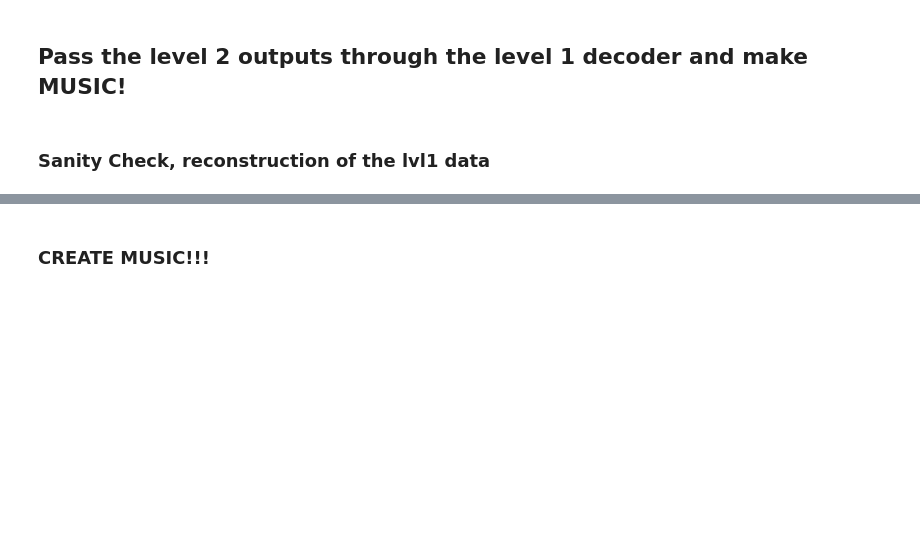
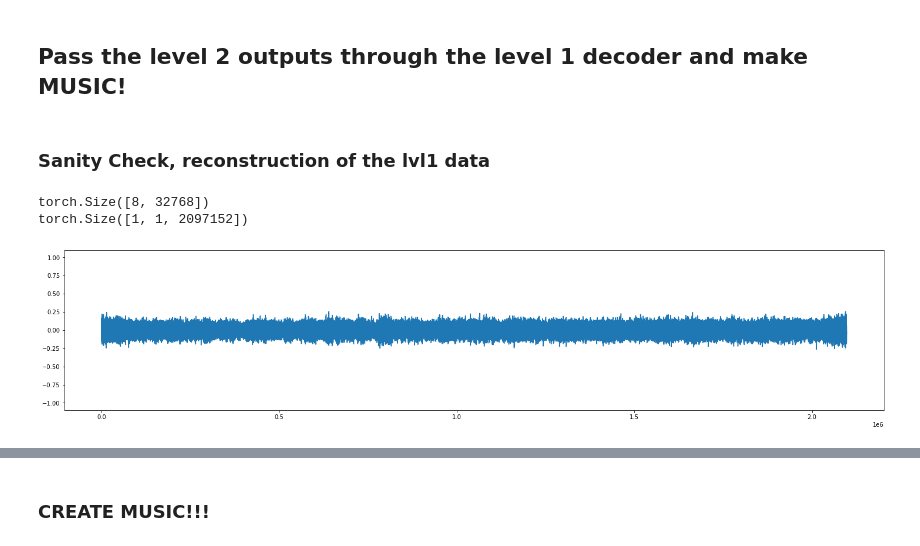
Before and after one commit to VovaTch/Infected_hdiff, a Jupyter notebook: test_lvl3_vqvae.ipynb, the cells around one changed output, grey strips where cells are left out. Drawn from its saved outputs; the diff is of its cells as text; code cells hidden in the pictures; blank space fills up the shorter version.

```diff
--- a/test_lvl3_vqvae.ipynb
+++ b/test_lvl3_vqvae.ipynb
@@ -123,23 +153,27 @@ plt.show()
 # %%
 batch_size = 8
 
 with torch.no_grad():
     # z_q_out = vq_input
     z_q_out_lvl2 = model_lvl2.vq_module(lvl3_sample.unsqueeze(0).to(device))['v_q']
     output_lvl2 = model_lvl2.decoder(z_q_out_lvl2)
-    output_lvl2 = output_lvl2.view((output_lvl2.shape[0] * batch_size, cfg_1['latent_depth'], -1))
     output_lvl1 = torch.zeros([1, cfg_1['input_channels'], 0]).to(device=device)
 
     for batch in output_lvl2:
+        print(batch.size())
         batch = batch.unsqueeze(0)
         z_q_out = model_lvl1.vq_module(batch.to(device))['v_q']
         output_part = model_lvl1.decoder(z_q_out)
         output_lvl1 = torch.cat((output_lvl1, output_part), dim=2)
 
 music_sample_rec = output_lvl1.view((1, -1))
 plt.figure(figsize=(25, 5))
 plt.plot(music_sample_rec[0, ...].cpu().detach().numpy())
 plt.ylim((-1.1, 1.1))
 plt.show()
 torchaudio.save('sample_out.mp3', music_sample_rec.cpu().detach(), 44100, format='mp3')
 IPython.display.Audio(filename="sample_out.mp3")
+# %% [output]
+torch.Size([8, 32768])
+torch.Size([1, 1, 2097152])
+[figure, added]
```
Also changed, not shown: parts of 6 cells of this notebook, 6 other files.
